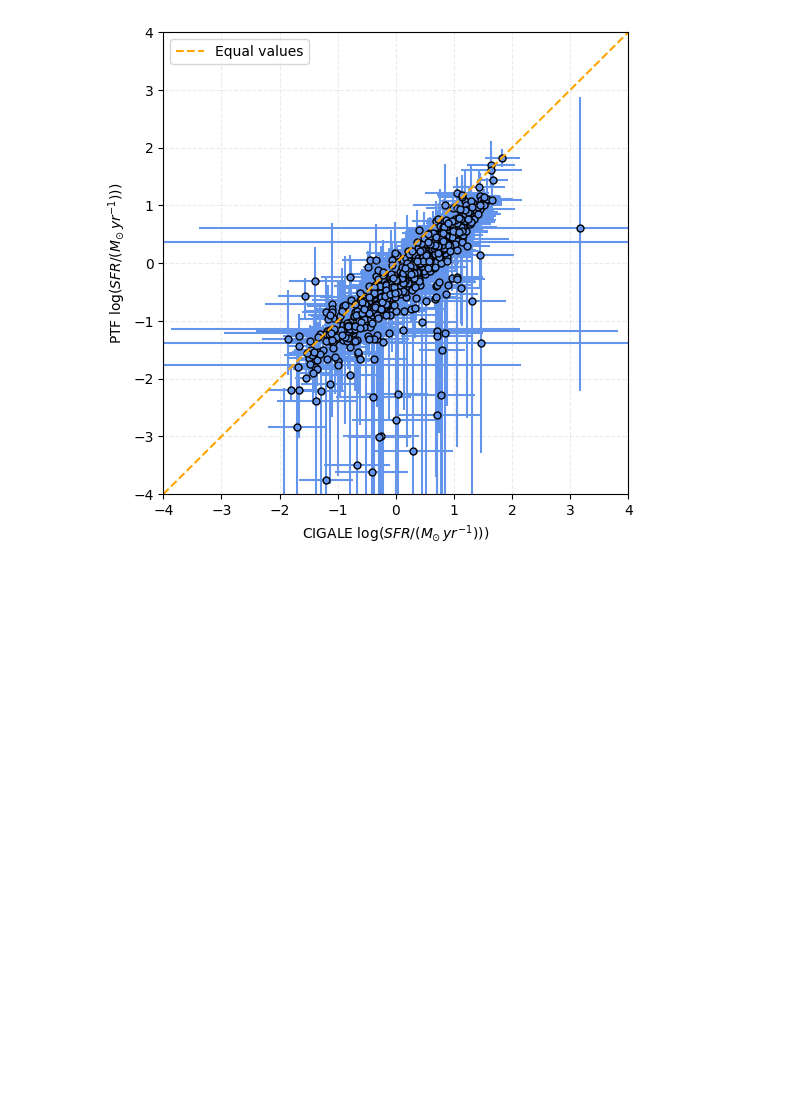
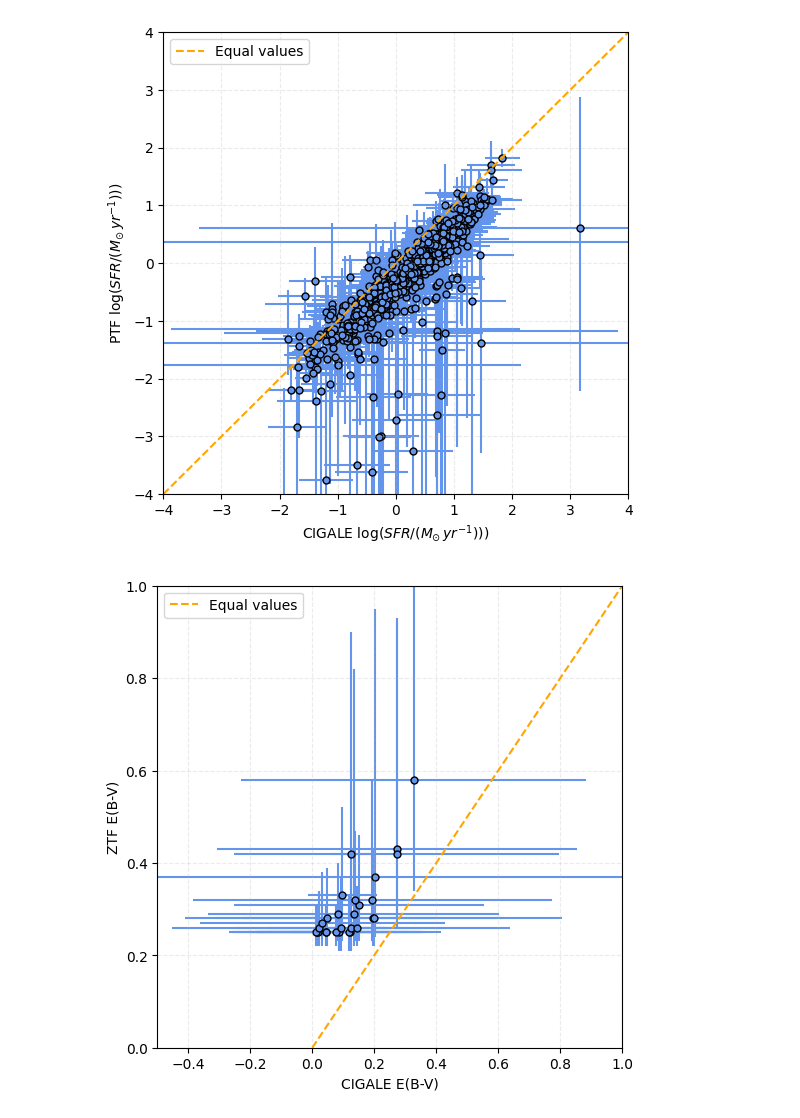
Before and after one commit to aswinsuresh24/sne_hosts, a Jupyter notebook: hosts.ipynb, the cells around one changed output. Drawn from its saved outputs; the diff is of its cells as text; code cells hidden in the pictures; blank space fills up the shorter version.

Commit message:
compare ztf results

```diff
--- a/hosts.ipynb
+++ b/hosts.ipynb
@@ -291,7 +291,7 @@ def plot_monte_carlo_sims(results, title, savefig=None):
         plt.savefig(f'plots/{savefig}', bbox_inches='tight', dpi = 400)
     plt.show()
 # %%
-def compare_results(cigale_out, cigale_err, ref_out, ref_err, quantity, compare_x, savefig=None, xlim=None, ylim=None):
+def compare_results(cigale_out, cigale_err, ref_out, ref_err, quantity, compare_x, ref='PTF', savefig=None, xlim=None, ylim=None):
 
     fig, ax = plt.subplots(1, 1, figsize = (6, 6))
     ax.errorbar(x=cigale_out, xerr=cigale_err, y=ref_out, yerr=ref_err, marker = 'o',
@@ -301,7 +301,7 @@ def compare_results(cigale_out, cigale_err, ref_out, ref_err, quantity, compare_
     ax.plot(compare_x, compare_x, linestyle = '--', color = 'orange', zorder=2, label = 'Equal values')
     ax.grid(alpha = 0.25, linestyle = '--')
     ax.set_xlabel(f'CIGALE {quantity}')
-    ax.set_ylabel(f'PTF {quantity}')
+    ax.set_ylabel(f'{ref} {quantity}')
     ax.legend()
     ax.set_xlim(xlim)
     ax.set_ylim(ylim)
@@ -610,3 +613,18 @@ ref_err = np.array(ptf_results[['e_logSFR', 'E_logSFR']]).T
 compare_results(cigale_out, cigale_err, ref_out, ref_err, r'log($SFR/(M_{\odot}\,yr^{-1}))$)', compare_x=[-4, 4], savefig='sfr_comp.png', xlim=(-4, 4), ylim=(-4, 4))
 # %% [output]
 [figure]
+# %%
+ztf_results = pd.read_csv('ztf_fbots_results.csv')
+ztf_results = ztf_results.loc[ztf_results.index[ztf_results['object'].isin(fbot_results.to_pandas()['id'].str.strip())].tolist()]
+ztf_results = ztf_results.set_index('object').loc[fbot_results.to_pandas()['id'].str.strip()]
+# %%
+cigale_out = fbot_results['bayes.attenuation.generic.bessell.B'] - fbot_results['bayes.attenuation.generic.bessell.V']
+cigale_err = np.sqrt(fbot_results['bayes.attenuation.generic.bessell.B_err']**2 + fbot_results['bayes.attenuation.generic.bessell.V_err']**2)
+
+ref_out = ztf_results['ebv']
+ref_err = np.array(ztf_results[['ebv_elow', 'ebv_eup']]).T
+ref_err[0] *= -1
+
+compare_results(cigale_out, cigale_err, ref_out, ref_err, 'E(B-V)', compare_x=[0, 1], ref='ZTF', savefig='ebv_comp_ztf.png', xlim=(-0.5, 1), ylim=(0.0, 1))
+# %% [output]
+[figure, added]
```
Also changed, not shown: parts of 5 cells of this notebook.
